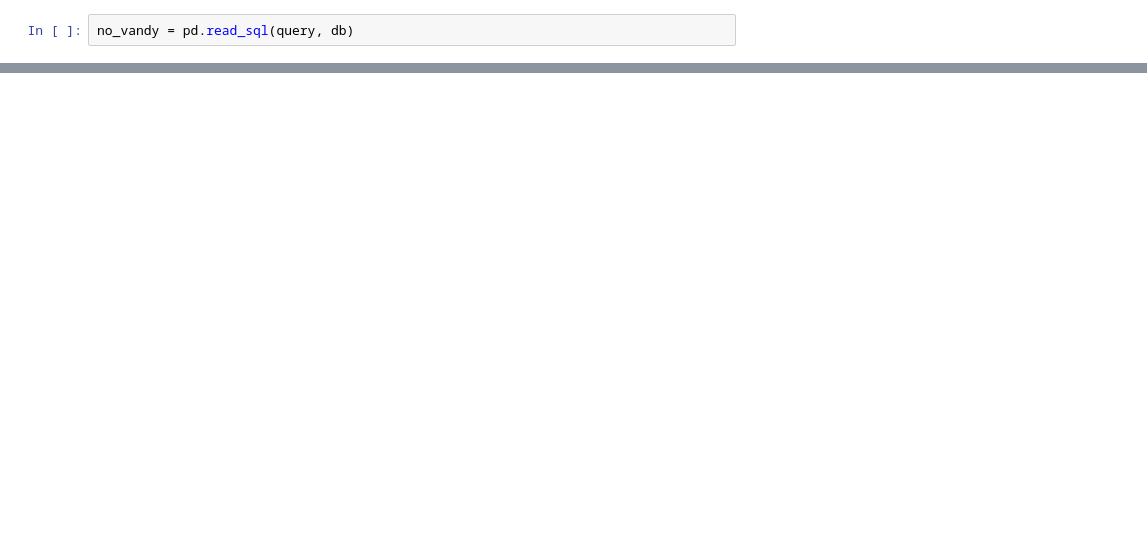
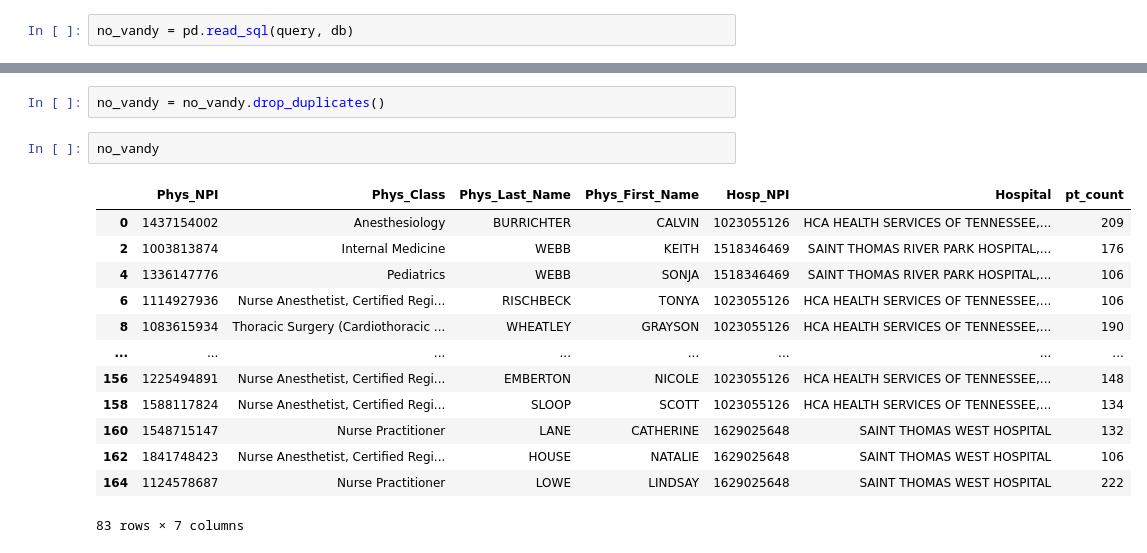
Before and after one commit to nss-data-science-cohort-4/hcbb_hop_team-saso, a Jupyter notebook: Physicians_Not_Referring_to_Vandy.ipynb, the cells around one changed output, grey strips where cells are left out. Saved outputs shown, nothing was run; the diff lists cells and outputs as text; blank space fills up the shorter version.

Commit message:
The actual query that will get physicians who do not refer to Vandy

```diff
--- a/Physicians_Not_Referring_to_Vandy.ipynb
+++ b/Physicians_Not_Referring_to_Vandy.ipynb
@@ -51,0 +51,18 @@ no_vandy
+# %%
+no_vandy = no_vandy.drop_duplicates()
+# %%
+no_vandy
+# %% [output]
+|  | Phys_NPI | Phys_Class | Phys_Last_Name | Phys_First_Name | Hosp_NPI | Hospital | pt_count |
+| 0 | 1437154002 | Anesthesiology | BURRICHTER | CALVIN | 1023055126 | HCA HEALTH SERVICES OF TENNESSEE,... | 209 |
+| 2 | 1003813874 | Internal Medicine | WEBB | KEITH | 1518346469 | SAINT THOMAS RIVER PARK HOSPITAL,... | 176 |
+| 4 | 1336147776 | Pediatrics | WEBB | SONJA | 1518346469 | SAINT THOMAS RIVER PARK HOSPITAL,... | 106 |
+| 6 | 1114927936 | Nurse Anesthetist, Certified Regi... | RISCHBECK | TONYA | 1023055126 | HCA HEALTH SERVICES OF TENNESSEE,... | 106 |
+| 8 | 1083615934 | Thoracic Surgery (Cardiothoracic ... | WHEATLEY | GRAYSON | 1023055126 | HCA HEALTH SERVICES OF TENNESSEE,... | 190 |
+| ... | ... | ... | ... | ... | ... | ... | ... |
+| 156 | 1225494891 | Nurse Anesthetist, Certified Regi... | EMBERTON | NICOLE | 1023055126 | HCA HEALTH SERVICES OF TENNESSEE,... | 148 |
+| 158 | 1588117824 | Nurse Anesthetist, Certified Regi... | SLOOP | SCOTT | 1023055126 | HCA HEALTH SERVICES OF TENNESSEE,... | 134 |
+| 160 | 1548715147 | Nurse Practitioner | LANE | CATHERINE | 1629025648 | SAINT THOMAS WEST HOSPITAL | 132 |
+| 162 | 1841748423 | Nurse Anesthetist, Certified Regi... | HOUSE | NATALIE | 1629025648 | SAINT THOMAS WEST HOSPITAL | 106 |
+| 164 | 1124578687 | Nurse Practitioner | LOWE | LINDSAY | 1629025648 | SAINT THOMAS WEST HOSPITAL | 222 |
+83 rows × 7 columns
```
Also changed, not shown: parts of 8 cells of this notebook.
